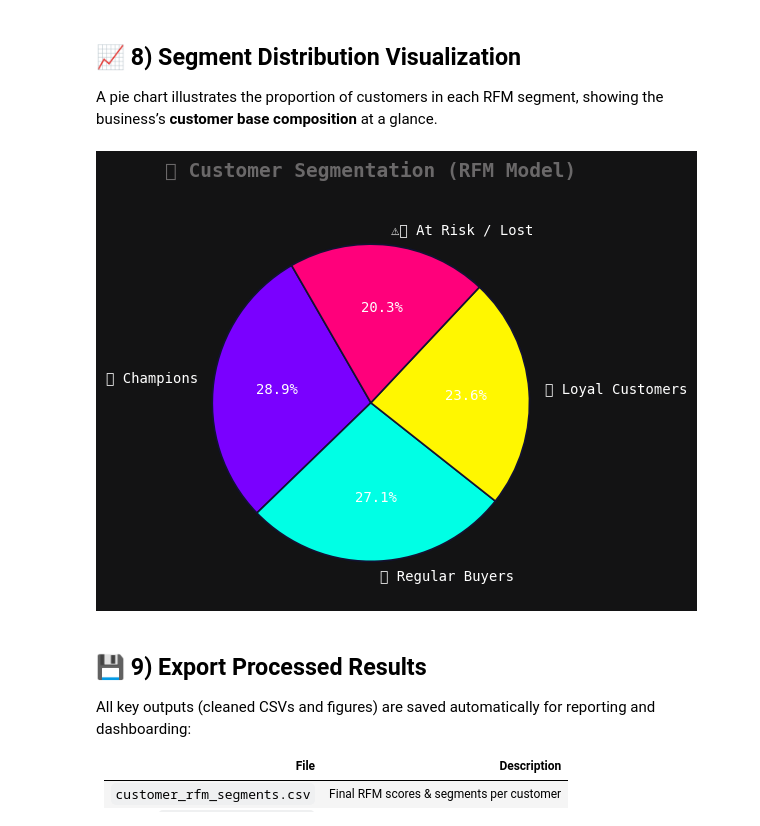
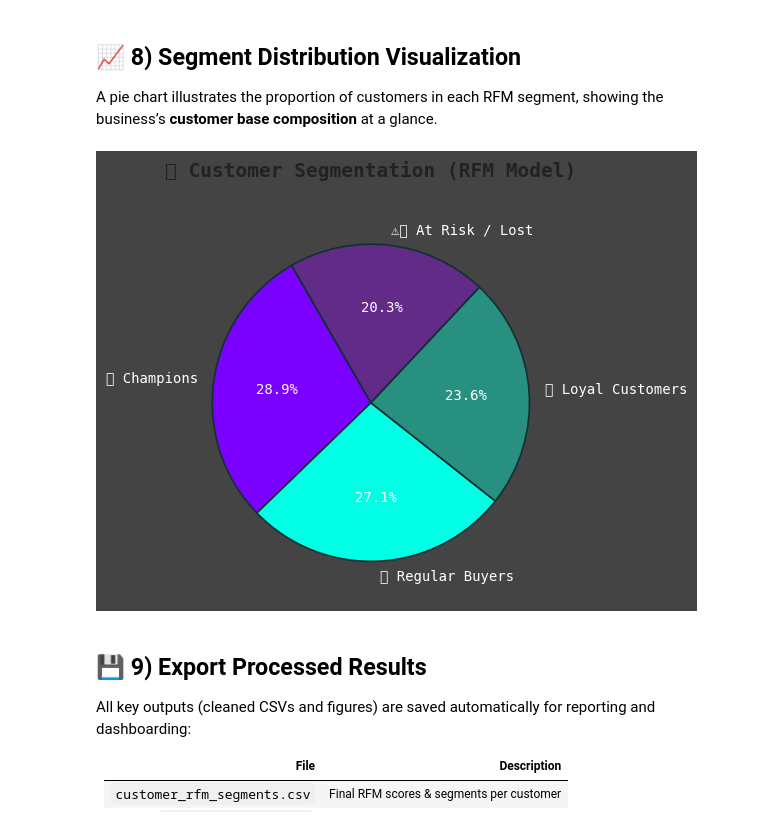
Before and after one commit to HuzeifKhan/Ecommerce-Finance-Analytics-Portfolio, a Jupyter notebook: 03_Analysis/ecommerce_analysis.ipynb, the cells around one changed output. Saved outputs shown, nothing was run; the diff lists cells and outputs as text; code cells hidden in the pictures.

```diff
--- a/03_Analysis/ecommerce_analysis.ipynb
+++ b/03_Analysis/ecommerce_analysis.ipynb
@@ -380,39 +380,39 @@ A pie chart illustrates the proportion of customers in each RFM segment, showing
 # %%
 plt.style.use('dark_background')
 
 gradient_colors = [
     "#7A00FF",   # violet-purple
-    "#00FFE5",   # hot pink
-    "#FFF700",   # orange
-    "#FF007B"    # cyan-blue
+    "#00FFE5FF",   # hot pink
+    "#00FFD969",   # orange
+    "#9900FF5D"    # cyan-blue
 ]
 
-plt.figure(figsize=(6,6), facecolor="#131314")  # dark navy background
+plt.figure(figsize=(6,6), facecolor="#444444")  # dark navy background
 
 # Full pie chart
 wedges, texts, autotexts = plt.pie(
     segment_summary['Customers'],
     labels=segment_summary['Segment'],
     autopct='%1.1f%%',
     startangle=120,
     colors=gradient_colors,
     textprops={'color':'white', 'fontsize':10},
     wedgeprops=dict(edgecolor="#0B0B1E", linewidth=2)
 )
 
 # Title styling
 plt.title('🧠 Customer Segmentation (RFM Model)',
-          color="#6A6869", fontsize=14, fontweight='bold', pad=20)
+          color="#222222", fontsize=14, fontweight='bold', pad=20)
 
 # Slight outer glow effect (cleaner look)
 for w in wedges:
     w.set_linewidth(1.2)
-    w.set_edgecolor('#121232')
+    w.set_edgecolor("#123032")
 
 plt.tight_layout()
 plt.show()
 # %% [output]
-[figure, old version]
+[figure, new version]
 # %% [markdown]
 ## 💾 9) Export Processed Results
 All key outputs (cleaned CSVs and figures) are saved automatically for reporting and dashboarding:
```
Also changed, not shown: parts of 2 cells of this notebook, 3 other files.
